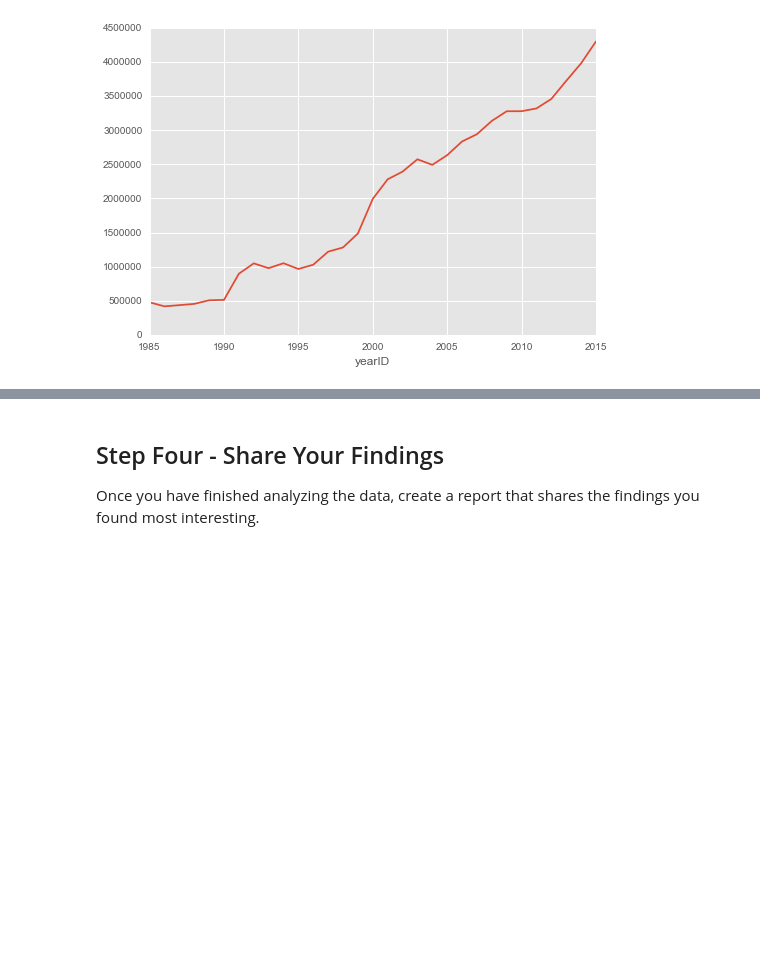
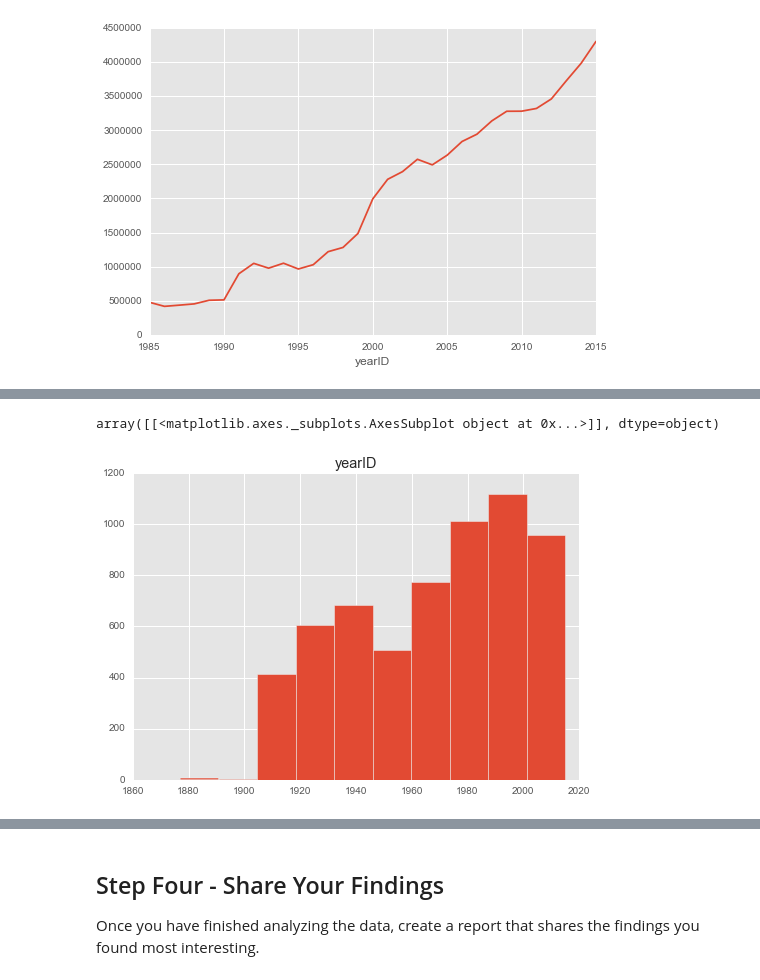
Before and after one commit to marceloslacerda/jupyter-notebooks, a Jupyter notebook: udacity-p2/Project 3 - stub.ipynb, the cells around one changed output, grey strips where cells are left out. Drawn from its saved outputs; the diff is of its cells as text; code cells hidden in the pictures; blank space fills up the shorter version.

```diff
--- a/udacity-p2/Project 3 - stub.ipynb
+++ b/udacity-p2/Project 3 - stub.ipynb
@@ -381,0 +317,5 @@ Is the salary after the award greater than the salary before the award?
+# %%
+awards_table[['yearID']].hist()
+# %% [output]
+array([[<matplotlib.axes._subplots.AxesSubplot object at 0x...>]], dtype=object)
+[figure, added]
```
Also changed, not shown: parts of 13 cells of this notebook, 1 other file.
